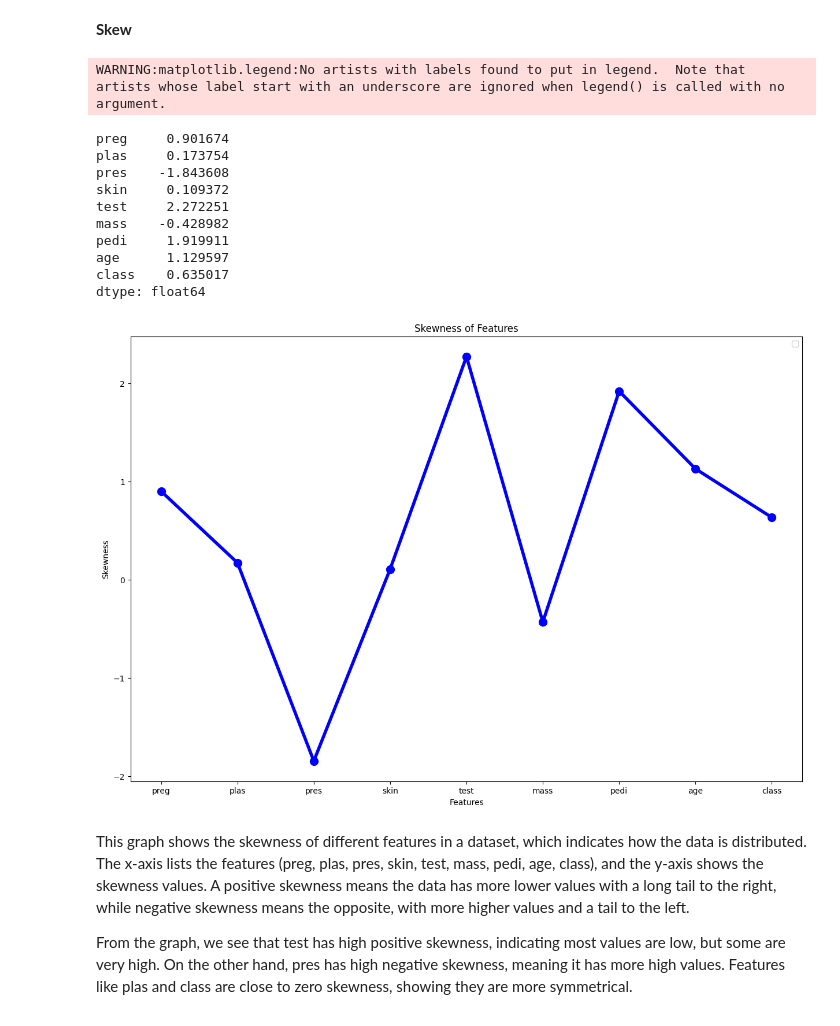
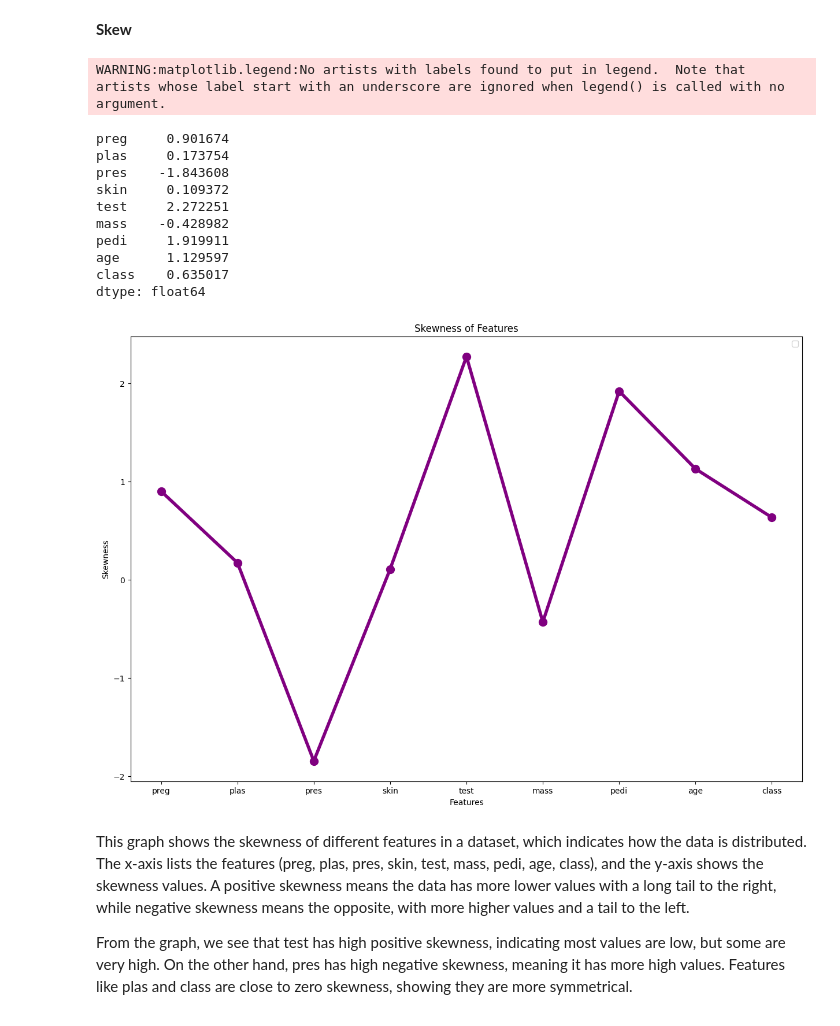
Before and after one commit to marivic9/EDA---CS-103, a Jupyter notebook: assignment-1.ipynb, the cells around one changed output. Drawn from its saved outputs; the diff is of its cells as text; code cells hidden in the pictures.

```diff
--- a/assignment-1.ipynb
+++ b/assignment-1.ipynb
@@ -141,29 +141,29 @@ From the heatmap, we see that preg (number of pregnancies) and age have a modera
 # %%
 #Skew
 
 
 skew = data.skew()
 print(skew)
 
-data.skew().plot(kind='line', color='blue', linewidth=4, marker = 'o', markersize = 10)
+data.skew().plot(kind='line', color='purple', linewidth=4, marker = 'o', markersize = 10)
 pyplot.title("Skewness of Features")
 pyplot.xlabel("Features")
 pyplot.ylabel("Skewness")
 pyplot.legend()
 pyplot.show()
 # %% [output]
 WARNING:matplotlib.legend:No artists with labels found to put in legend.  Note that artists whose label start with an underscore are ignored when legend() is called with no argument.
 preg     0.901674
 plas     0.173754
 pres    -1.843608
 skin     0.109372
 test     2.272251
 mass    -0.428982
 pedi     1.919911
 age      1.129597
 class    0.635017
 dtype: float64
-[figure, old version]
+[figure, new version]
 # %% [markdown]
 This graph shows the skewness of different features in a dataset, which indicates how the data is distributed. The x-axis lists the features (preg, plas, pres, skin, test, mass, pedi, age, class), and the y-axis shows the skewness values. A positive skewness means the data has more lower values with a long tail to the right, while negative skewness means the opposite, with more higher values and a tail to the left.
 
```
Also changed, not shown: parts of 2 cells of this notebook.
